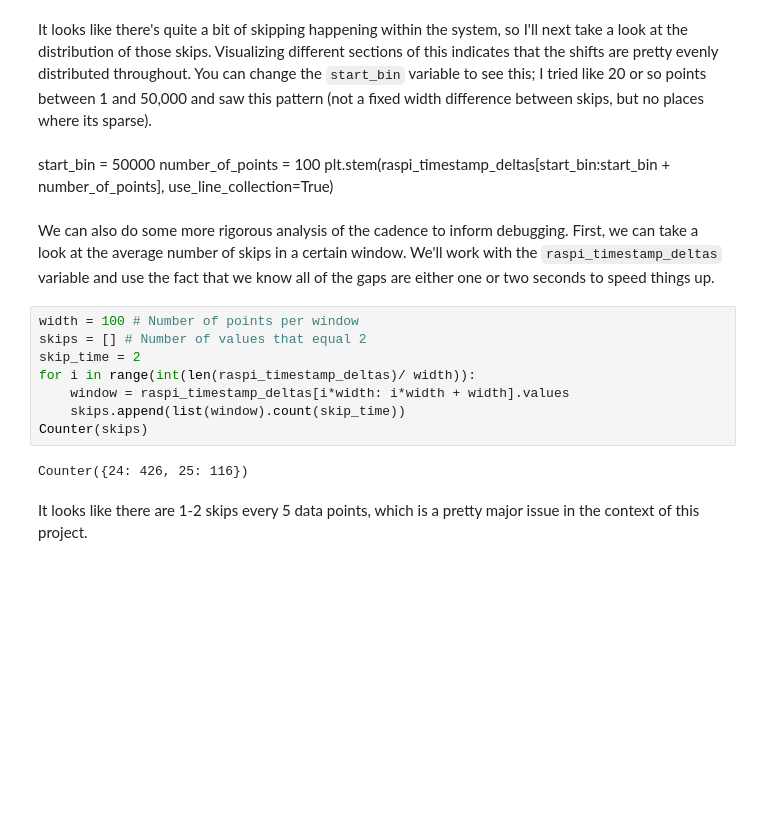
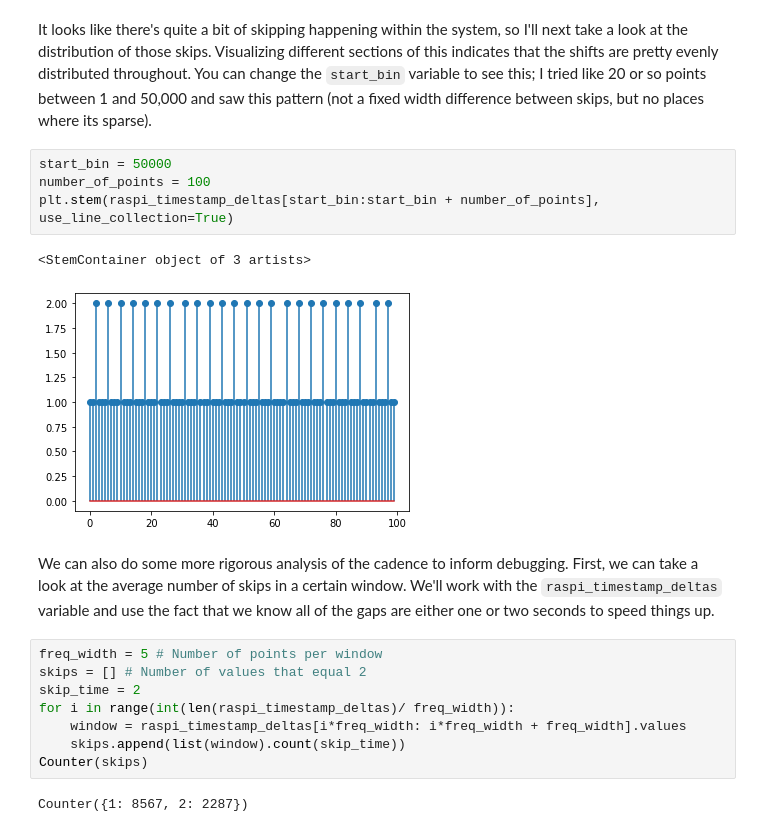
Before and after one commit to airpartners/logger-data-analysis, a Jupyter notebook: 2-2021-raspi-logging-experiment/logging-validation.ipynb, the cells around one changed output. Saved outputs shown, nothing was run; the diff lists cells and outputs as text; blank space fills up the shorter version.

```diff
--- a/2-2021-raspi-logging-experiment/logging-validation.ipynb
+++ b/2-2021-raspi-logging-experiment/logging-validation.ipynb
@@ -123,21 +125,22 @@ counts
 dtype: int64
 # %% [markdown]
 It looks like there's quite a bit of skipping happening within the system, so I'll next take a look at the distribution of those skips. Visualizing different sections of this indicates that the shifts are pretty evenly distributed throughout. You can change the `start_bin` variable to see this; I tried like 20 or so points between 1 and 50,000 and saw this pattern (not a fixed width difference between skips, but no places where its sparse).
-# %% [markdown]
-start_bin = 50000
-number_of_points = 100
-plt.stem(raspi_timestamp_deltas[start_bin:start_bin + number_of_points], use_line_collection=True)
+# %%
+start_bin = 50000
+number_of_points = 100
+plt.stem(raspi_timestamp_deltas[start_bin:start_bin + number_of_points], use_line_collection=True)
+# %% [output]
+<StemContainer object of 3 artists>
+[figure, added]
 # %% [markdown]
 We can also do some more rigorous analysis of the cadence to inform debugging. First, we can take a look at the average number of skips in a certain window. We'll work with the `raspi_timestamp_deltas` variable and use the fact that we know all of the gaps are either one or two seconds to speed things up.
 # %%
-width = 100 # Number of points per window
+freq_width = 5 # Number of points per window
 skips = [] # Number of values that equal 2
 skip_time = 2
-for i in range(int(len(raspi_timestamp_deltas)/ width)):
-    window = raspi_timestamp_deltas[i*width: i*width + width].values
+for i in range(int(len(raspi_timestamp_deltas)/ freq_width)):
+    window = raspi_timestamp_deltas[i*freq_width: i*freq_width + freq_width].values
     skips.append(list(window).count(skip_time))
 Counter(skips)
 # %% [output]
-Counter({24: 426, 25: 116})
+Counter({1: 8567, 2: 2287})
-# %% [markdown]
-It looks like there are 1-2 skips every 5 data points, which is a pretty major issue in the context of this project.
```
Also changed, not shown: parts of 23 cells of this notebook.
